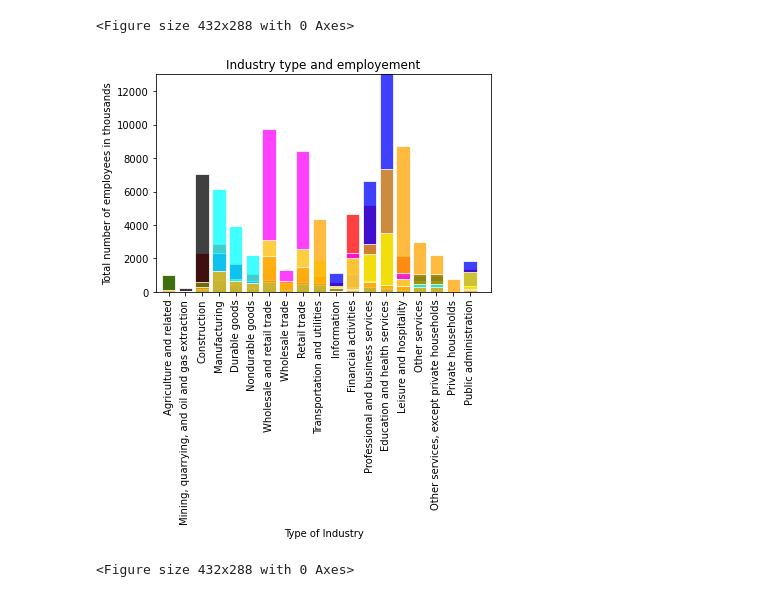
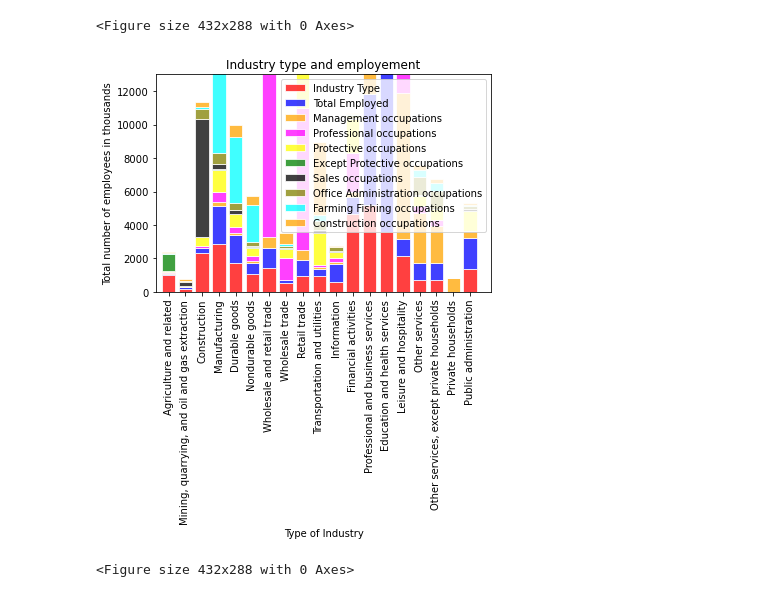
Before and after one commit to chinnamanaidu/project_rutgers, a Jupyter notebook: Project_bls/bls_starter.ipynb, the cells around one changed output. Drawn from its saved outputs; the diff is of its cells as text; code cells hidden in the pictures.

```diff
--- a/Project_bls/bls_starter.ipynb
+++ b/Project_bls/bls_starter.ipynb
@@ -163,43 +164,69 @@ prudction_Professional_occ = []
 transport_Professional_occ = []
 
 for x in x_axis:
     Management_occ.append(ind_totalemp_metadata['Management occupations'][x])
     Professional_occ.append(ind_totalemp_metadata['Professional occupations'][x])
     except_Professional_occ.append(ind_totalemp_metadata['Except Protective occupations'][x])
     sales_Professional_occ.append(ind_totalemp_metadata['Sales occupations'][x])
     office_Professional_occ.append(ind_totalemp_metadata['Office Administration occupations'][x])
     farming_Professional_occ.append(ind_totalemp_metadata['Farming Fishing occupations'][x])
     construction_Professional_occ.append(ind_totalemp_metadata['Construction occupations'][x])
     installation_Professional_occ.append(ind_totalemp_metadata['Installation Maintenance occupations'][x])
     prudction_Professional_occ.append(ind_totalemp_metadata['Prudction occupations'][x])
     transport_Professional_occ.append(ind_totalemp_metadata['Transportation occupations'][x])
 
 plt.title("Industry type and employement")
 plt.xlabel("Type of Industry")
 plt.ylabel("Total number of employees in thousands")
 total_emp = ind_totalemp_metadata["Management occupations"].astype('float') +10
 plt.xlim(-0.75, len(industry_type)+.25)
 #plt.ylim(0, max(total_emp) )
 #plt.xlim(-0.75, len(gyms)-.25)
 plt.ylim(0, 5000)
 #plt.ylim(0, max(ind_totalemp_metadata['Professional occupations'])+ 100)
 plt.ylim(0, 13000)
+clr=["bar1","bar2","bar3","bar4","bar5","bar6","bar7","bar1","bar1","bar1"]
+clt = []
+clt.append(ind_totalemp_metadata.columns[0])
+clt.append(ind_totalemp_metadata.columns[1])
+clt.append(ind_totalemp_metadata.columns[2])
+clt.append(ind_totalemp_metadata.columns[3])
+clt.append(ind_totalemp_metadata.columns[4])
+clt.append(ind_totalemp_metadata.columns[5])
+clt.append(ind_totalemp_metadata.columns[6])
+clt.append(ind_totalemp_metadata.columns[7])
+clt.append(ind_totalemp_metadata.columns[8])
+clt.append(ind_totalemp_metadata.columns[9])
 
-plt.bar(x_axis, Management_occ, facecolor="red", color = "red", edgecolor="white", alpha=0.75, align="center")
-plt.bar(x_axis, Professional_occ, facecolor="blue", color = "blue", edgecolor="white", alpha=0.75, align="center")
-plt.bar(x_axis, except_Professional_occ, facecolor="orange", color = "orange", edgecolor="white", alpha=0.75, align="center")
-plt.bar(x_axis, sales_Professional_occ, facecolor="magenta", color = "magenta", edgecolor="white", alpha=0.75, align="center")
-plt.bar(x_axis, office_Professional_occ, facecolor="yellow", color = "yellow", edgecolor="white", alpha=0.75, align="center")
-plt.bar(x_axis, farming_Professional_occ, facecolor="green", color = "green", edgecolor="white", alpha=0.75, align="center")
-plt.bar(x_axis, construction_Professional_occ, facecolor="black", color = "black", edgecolor="white", alpha=0.75, align="center")
-plt.bar(x_axis, installation_Professional_occ, facecolor="olive", color = "olive", edgecolor="white", alpha=0.75, align="center")
-plt.bar(x_axis, prudction_Professional_occ, facecolor="cyan", color = "cyan", edgecolor="white", alpha=0.75, align="center")
-plt.bar(x_axis, transport_Professional_occ, facecolor="orange", color = "orange", edgecolor="white", alpha=0.75, align="center")
+
+bar3 = np.add(Management_occ, Professional_occ).tolist()
+bar4 = np.add(except_Professional_occ, bar3).tolist()
+bar5 = np.add(sales_Professional_occ, bar4).tolist()
+bar6 = np.add(office_Professional_occ, bar5).tolist()
+bar7 = np.add(farming_Professional_occ, bar6).tolist()
+bar8 = np.add(construction_Professional_occ, bar7).tolist()
+bar9 = np.add(installation_Professional_occ, bar8).tolist()
+bar10 = np.add(prudction_Professional_occ, bar9).tolist()
+
+
+
+p1=plt.bar(x_axis, Management_occ, facecolor="red", color = "red", edgecolor="white", alpha=0.75, align="center")
+p2=plt.bar(x_axis, Professional_occ, facecolor="blue", color = "blue", bottom=Management_occ, edgecolor="white", alpha=0.75, align="center")
+p3=plt.bar(x_axis, except_Professional_occ, facecolor="orange", color = "orange", bottom=bar3, edgecolor="white", alpha=0.75, align="center")
+p4=plt.bar(x_axis, sales_Professional_occ, facecolor="magenta", color = "magenta", bottom=bar4, edgecolor="white", alpha=0.75, align="center")
+p5=plt.bar(x_axis, office_Professional_occ, facecolor="yellow", color = "yellow", bottom=bar5, edgecolor="white", alpha=0.75, align="center")
+p6=plt.bar(x_axis, farming_Professional_occ, facecolor="green", color = "green", bottom=bar6, edgecolor="white", alpha=0.75, align="center")
+p7=plt.bar(x_axis, construction_Professional_occ, facecolor="black", color = "black", bottom=bar7, edgecolor="white", alpha=0.75, align="center")
+p8=plt.bar(x_axis, installation_Professional_occ, facecolor="olive", color = "olive", bottom=bar8, edgecolor="white", alpha=0.75, align="center")
+p9=plt.bar(x_axis, prudction_Professional_occ, facecolor="cyan", color = "cyan", bottom=bar9, edgecolor="white", alpha=0.75, align="center")
+p10=plt.bar(x_axis, transport_Professional_occ, facecolor="orange", color = "orange", bottom=bar10, edgecolor="white", alpha=0.75, align="center")
 
 plt.xticks(range(0, len(industry_type)), industry_type, rotation="vertical")
-#plt.legend((p1[0], p2[0]), ('Men', 'Women'))
+#plt.legend(clr,clt, loc="best")
+plt.legend((p1,p2,p3,p4,p5,p6,p7,p8,p9,p10), clt, loc='upper right', bbox_to_anchor=(1,1))
+plt.savefig("industry_total_employment_stacked.png")
 plt.show()
 plt.tight_layout()
 # %% [output]
-[figure, old version]
+[figure, new version]
 <Figure size 432x288 with 0 Axes>
```
Also changed, not shown: parts of 5 cells of this notebook.
